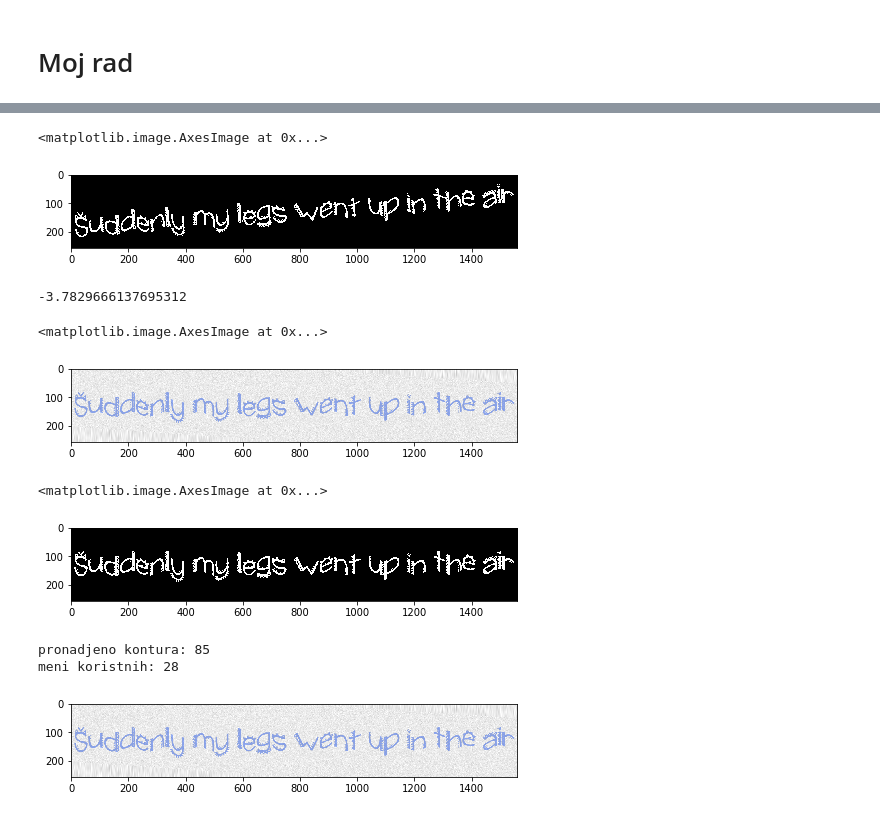
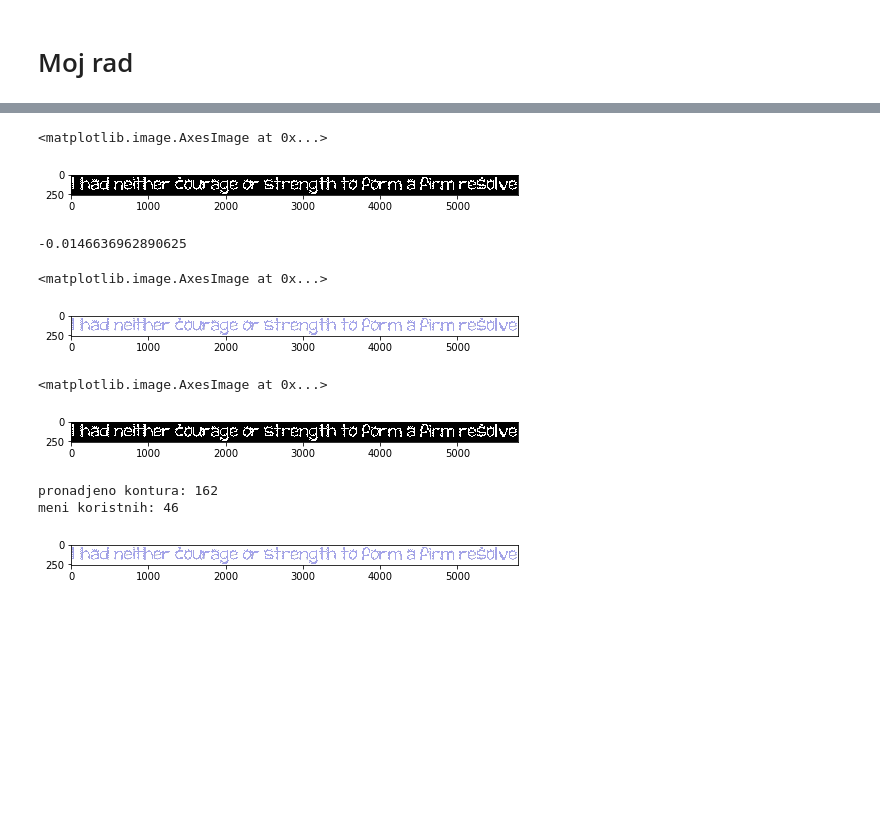
Before and after one commit to vlaksi/Soft-Challenges, a Jupyter notebook: izazovi[20-21]/Nedeljni izazov 2 - OCR/sc_2020_challenge_2/my-work.ipynb, the cells around one changed output, grey strips where cells are left out. Saved outputs shown, nothing was run; the diff lists cells and outputs as text; code cells hidden in the pictures; blank space fills up the shorter version.

```diff
--- a/izazovi[20-21]/Nedeljni izazov 2 - OCR/sc_2020_challenge_2/my-work.ipynb
+++ b/izazovi[20-21]/Nedeljni izazov 2 - OCR/sc_2020_challenge_2/my-work.ipynb
@@ -77,20 +78,20 @@ distances, letters = load_image_and_find_roi_HSV_validate(validation_image_path)
 print(extract_text(distances, letters, ann,vocabulary))
 # %%
 # POPRAVLJANJEEEE SEGMENTACIJE
-image_path = 'dataset/validation/train43.png'
+image_path = 'dataset/validation/train0.png'
 
 img = cv2.imread(image_path)
 image = img.copy()
 best_channel = image[:, :, 1]
 ret, image_bin = cv2.threshold(best_channel, 0, 255, cv2.THRESH_OTSU)
 invertovana = invert(image_bin)
 kernel = cv2.getStructuringElement(cv2.MORPH_ELLIPSE, (3, 3))
 opening = cv2.morphologyEx(invertovana, cv2.MORPH_OPEN, kernel, iterations=1)
 
 plt.imshow(opening,'gray')
 # %% [output]
 <matplotlib.image.AxesImage at 0x...>
-[figure, old version]
+[figure, new version]
 # %%
 # ISPRAVLJANJE SLIKE
 coords = np.column_stack(np.where(opening>0))
@@ -103,7 +104,7 @@ else:
     angle = -angle
 print(angle)
 # %% [output]
--3.7829666137695312
+-0.0146636962890625
 # %%
 (h, w) = image.shape[:2]
 center = (w//2,h//2)
@@ -112,7 +113,7 @@ rotirana = cv2.warpAffine(image,M,(w,h),flags=cv2.INTER_CUBIC,borderMode=cv2.BOR
 plt.imshow(rotirana,'gray')
 # %% [output]
 <matplotlib.image.AxesImage at 0x...>
-[figure, old version]
+[figure, new version]
 # %%
 img = rotirana
 image = img.copy()
@@ -121,10 +122,11 @@ ret, image_bin = cv2.threshold(best_channel, 0, 255, cv2.THRESH_OTSU)
 invertovana = invert(image_bin)
 kernel = cv2.getStructuringElement(cv2.MORPH_ELLIPSE, (3, 3))
 opening = cv2.morphologyEx(invertovana, cv2.MORPH_OPEN, kernel, iterations=1)
+
 plt.imshow(opening,'gray')
 # %% [output]
 <matplotlib.image.AxesImage at 0x...>
-[figure, old version]
+[figure, new version]
 # %%
 imga, contours, hierarchy = cv2.findContours(opening.copy(), cv2.RETR_EXTERNAL, cv2.CHAIN_APPROX_SIMPLE)
 image_crtanje = img.copy()
@@ -132,19 +134,21 @@ regions_array = []
 print("pronadjeno kontura: " + str(len(contours)))
 regija_kvacica = []
 
-
+kernel = cv2.getStructuringElement(cv2.MORPH_ELLIPSE, (3, 3))
 # TODO: PORAVNATI CELU SLIKU NEKAKO
 for contour in contours:
     x, y, w, h = cv2.boundingRect(contour)
     k = y - 20
     if k < 1:
         k = y
-    region = opening[k:y + h + 1, x:x + w + 1] # UBACITI NEKI HENDLER, tipa ako je y-20 <0 uraditi y - 10 tako nesto
+    region = opening[k:y + h + 1, x:x + w + 1]
     if w < 10 or h < 45 or (h + w) < 50:
 #         print("\t\t\th: " + str(h) + " w: " + str(w) + " size: " + str(h + w))
         continue
+    # ZA SVAKI REGION RADIM POBOLJSANJE
+    region = cv2.morphologyEx(region.copy(), cv2.MORPH_DILATE, kernel, iterations=3)
 
-    regions_array.append([resize_region(region), (x, y, w, h)])
+    regions_array.append([region, (x, y, w, h)])
 
 
 plt.imshow(image_crtanje)
@@ -166,9 +170,9 @@ for index in range(0, len(sorted_rectangles) - 1):
 
 print("meni koristnih: " + str(len(sorted_regions)))
 # %% [output]
-pronadjeno kontura: 85
-meni koristnih: 28
+pronadjeno kontura: 162
+meni koristnih: 46
-[figure, old version]
+[figure, new version]
 # %%
 # PREDIKCIJA
 print(extract_text(region_distances, sorted_regions, ann,vocabulary))
```
Also changed, not shown: parts of 32 cells of this notebook, 5 other files.
